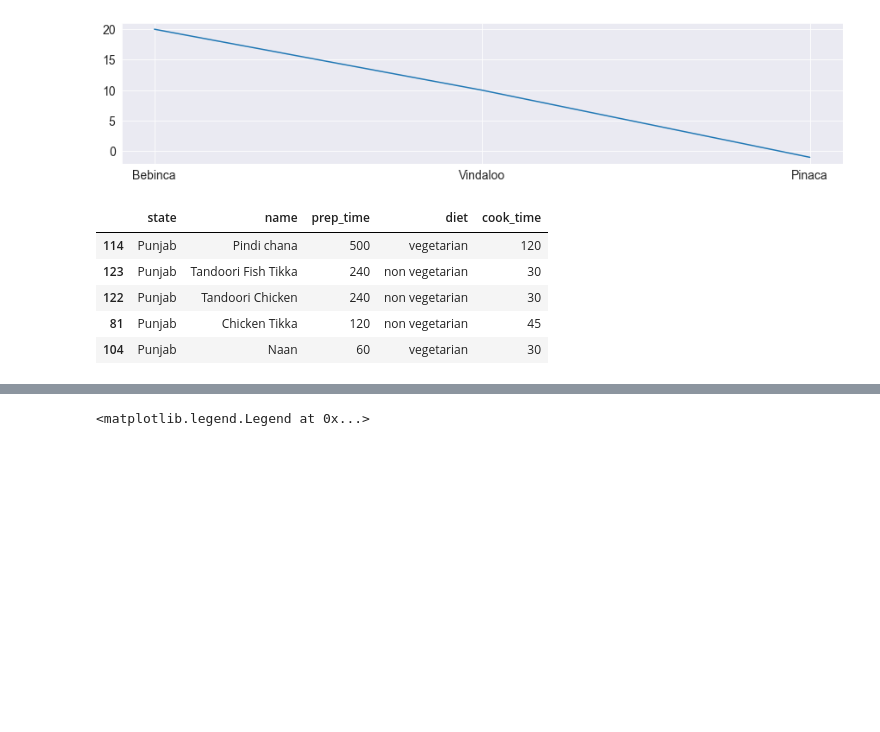
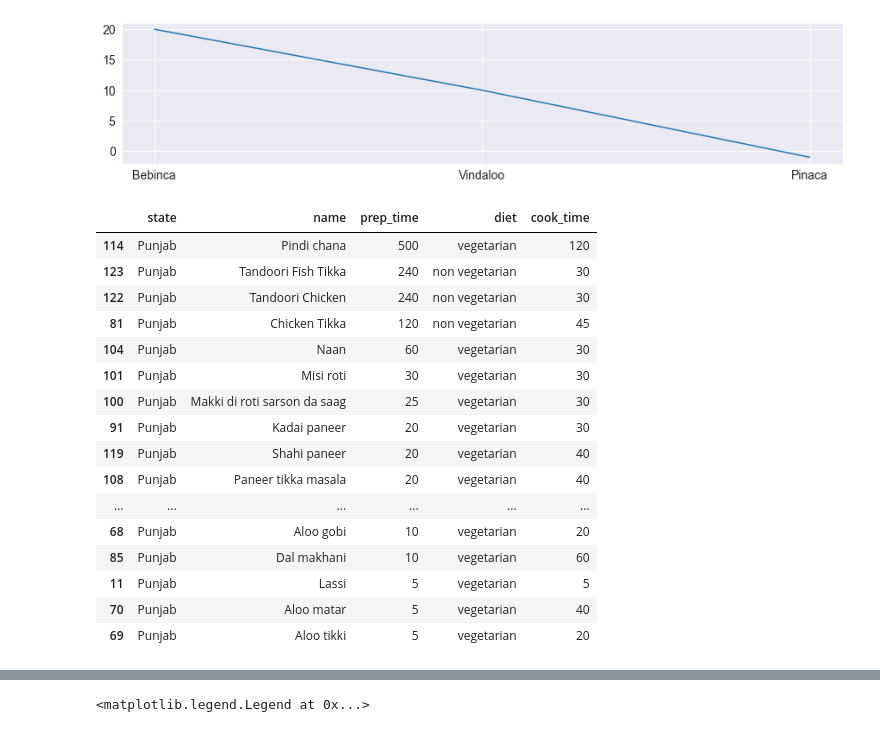
Before and after one commit to Arpan-tech-create/Exploratory_Data_Analysis, a Jupyter notebook: FOOD.ipynb, the cells around one changed output, grey strips where cells are left out. Drawn from its saved outputs; the diff is of its cells as text; code cells hidden in the pictures; blank space fills up the shorter version.

```diff
--- a/FOOD.ipynb
+++ b/FOOD.ipynb
@@ -130,13 +130,24 @@ cit=read1[['state','name','prep_time','diet','cook_time']]
 cit_df=read1.state=='Punjab'
 # %%
 pun=cit[cit_df]
-pun_df=pun.sort_values(by=['prep_time'],ascending=False).head()
+pun_df=pun.sort_values(by=['prep_time'],ascending=False)
 pun_df
 # %% [output]
 |  | state | name | prep_time | diet | cook_time |
 | 114 | Punjab | Pindi chana | 500 | vegetarian | 120 |
 | 123 | Punjab | Tandoori Fish Tikka | 240 | non vegetarian | 30 |
 | 122 | Punjab | Tandoori Chicken | 240 | non vegetarian | 30 |
 | 81 | Punjab | Chicken Tikka | 120 | non vegetarian | 45 |
 | 104 | Punjab | Naan | 60 | vegetarian | 30 |
+| 101 | Punjab | Misi roti | 30 | vegetarian | 30 |
+| 100 | Punjab | Makki di roti sarson da saag | 25 | vegetarian | 30 |
+| 91 | Punjab | Kadai paneer | 20 | vegetarian | 30 |
+| 119 | Punjab | Shahi paneer | 20 | vegetarian | 40 |
+| 108 | Punjab | Paneer tikka masala | 20 | vegetarian | 40 |
+| ... | ... | ... | ... | ... | ... |
+| 68 | Punjab | Aloo gobi | 10 | vegetarian | 20 |
+| 85 | Punjab | Dal makhani | 10 | vegetarian | 60 |
+| 11 | Punjab | Lassi | 5 | vegetarian | 5 |
+| 70 | Punjab | Aloo matar | 5 | vegetarian | 40 |
+| 69 | Punjab | Aloo tikki | 5 | vegetarian | 20 |
 # %%
```
Also changed, not shown: parts of 10 cells of this notebook.
